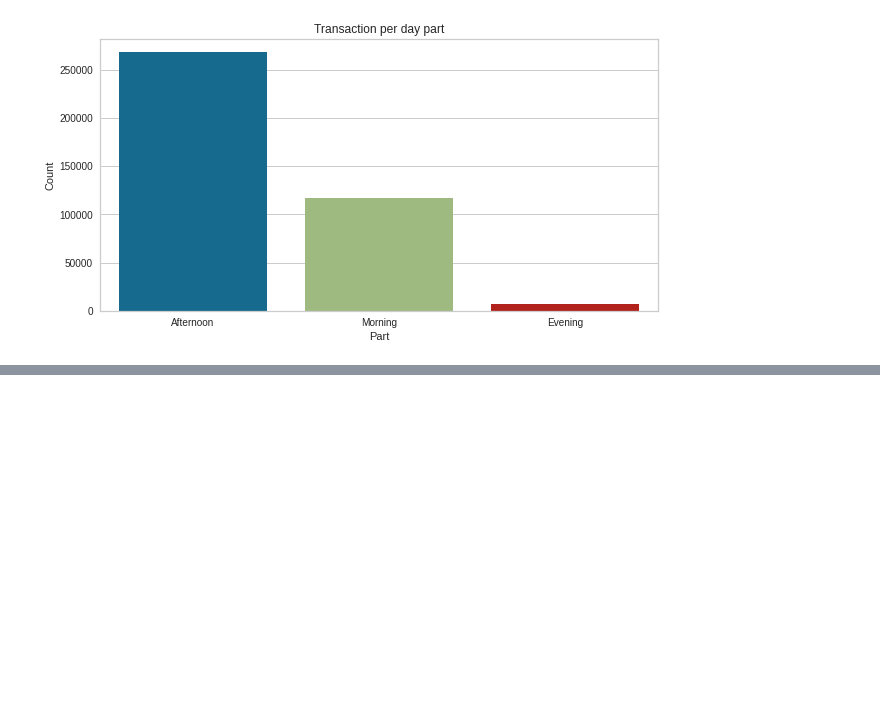
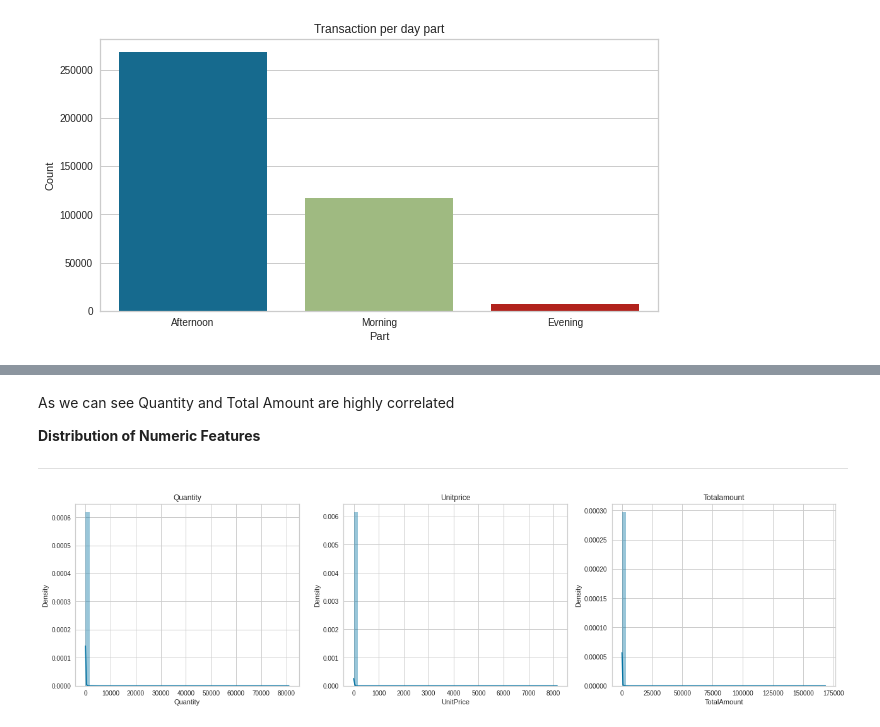
Before and after one commit to adilimam12/unsupervised_learning_capstone-project4, a Jupyter notebook: online_retail_customer_segmentation.ipynb, the cells around one changed output, grey strips where cells are left out. Saved outputs shown, nothing was run; the diff lists cells and outputs as text; code cells hidden in the pictures; blank space fills up the shorter version.

```diff
--- a/online_retail_customer_segmentation.ipynb
+++ b/online_retail_customer_segmentation.ipynb
@@ -567,0 +633,19 @@ Most orders are placed in the afternoon.
+# %% [markdown]
+As we can see Quantity and Total Amount are highly correlated
+
+**Distribution of Numeric Features**
+
+---
+# %%
+#Columns to analyse distribution
+cols = ['Quantity','UnitPrice','TotalAmount']
+
+#Plotting the distribution
+plt.figure(figsize=(18,5))
+for n,col in enumerate(cols):
+  plt.subplot(1, 3, n+1)
+  sns.distplot(retail_data[col])
+  plt.title(col.title())
+  plt.tight_layout()
+# %% [output]
+[figure, added]
```
Also changed, not shown: parts of 15 cells of this notebook.
